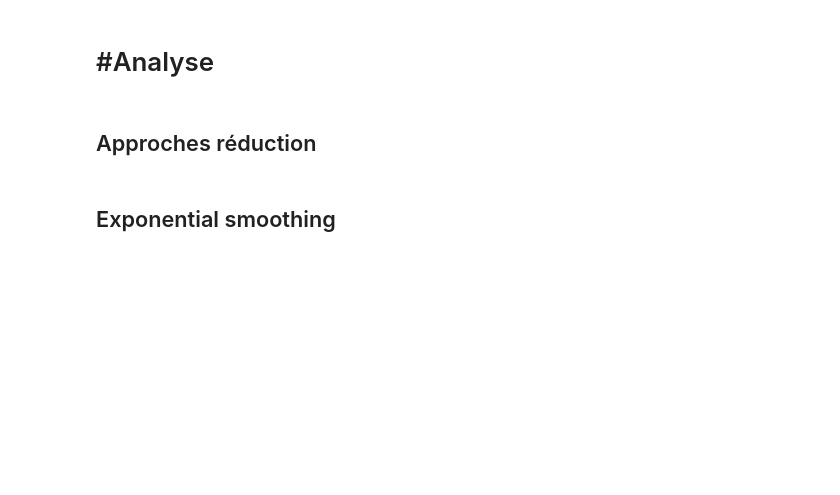
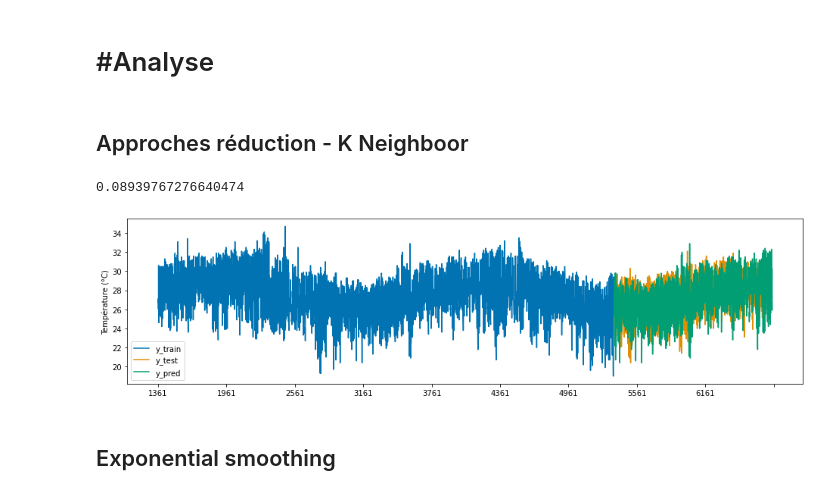
Before and after one commit to JAndretti/Projet-Time-Series-E5, a Jupyter notebook: main.ipynb, the cells around one changed output. Cells and saved outputs as stored; diff of their text form; code cells hidden in the pictures; blank space fills up the shorter version.

Commit message:
Cas d'étude, K neighboor, Exponential smoothing

```diff
--- a/main.ipynb
+++ b/main.ipynb
@@ -343,6 +343,20 @@ la valeur la plus faible en loss correspond à une saisonalité de :  2910
 # %% [markdown]
 # #Analyse
 # %% [markdown]
-## Approches réduction
+## Approches réduction - K Neighboor
+# %%
+from sktime.forecasting.compose import make_reduction
+from sklearn.neighbors import KNeighborsRegressor
+
+regressor = KNeighborsRegressor(n_neighbors=1)
+forecaster = make_reduction(estimator=regressor,
+                                         window_length=10, strategy="direct")
+forecaster.fit(y_train, fh=fh)
+y_pred = forecaster.predict(fh)
+plot_ys(y_train, y_test, y_pred, labels=["y_train", "y_test", "y_pred"]);
+smape_loss(y_test, y_pred)
+# %% [output]
+0.08939767276640474
+[figure, added]
 # %% [markdown]
 ## Exponential smoothing
```
Also changed, not shown: parts of 10 cells of this notebook.
